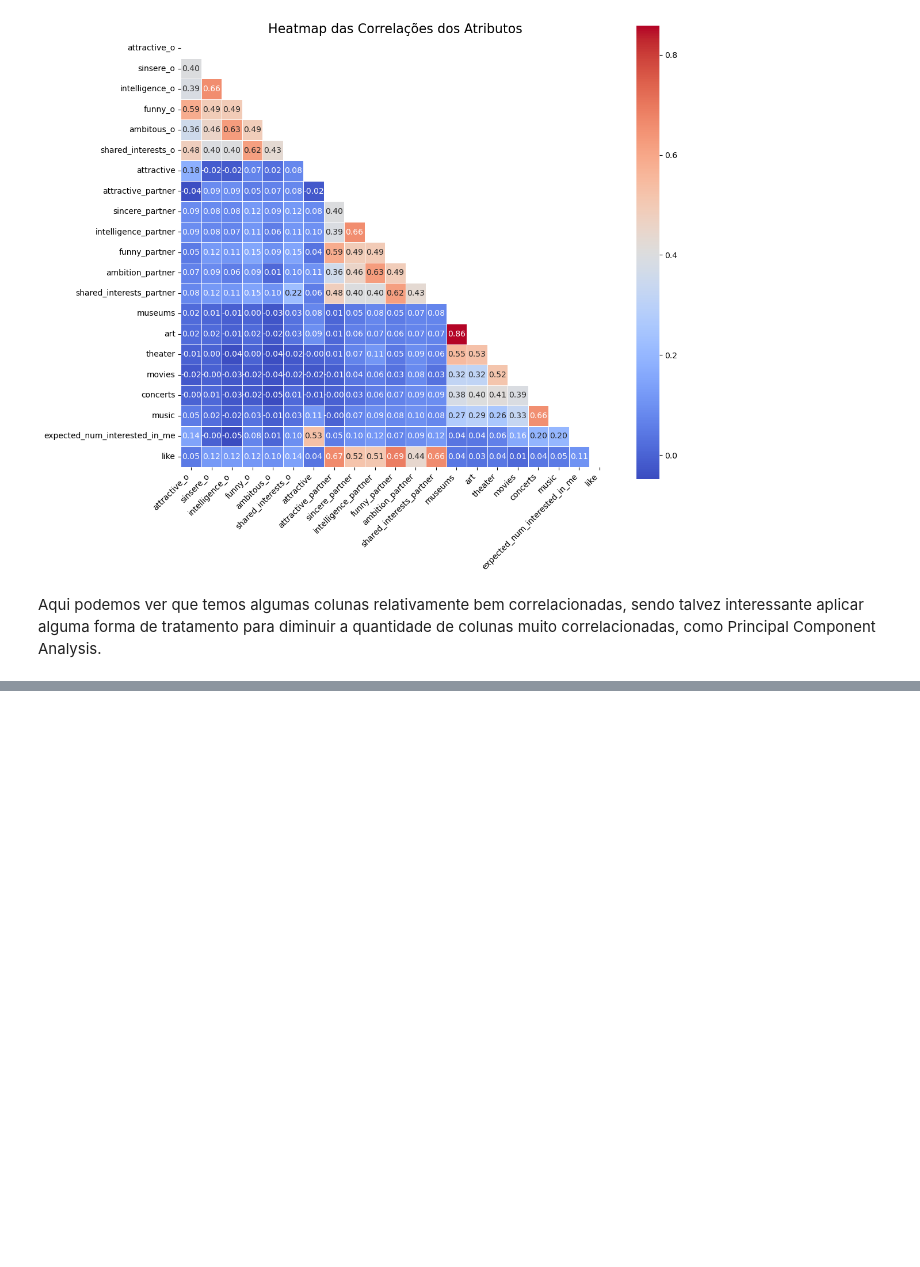
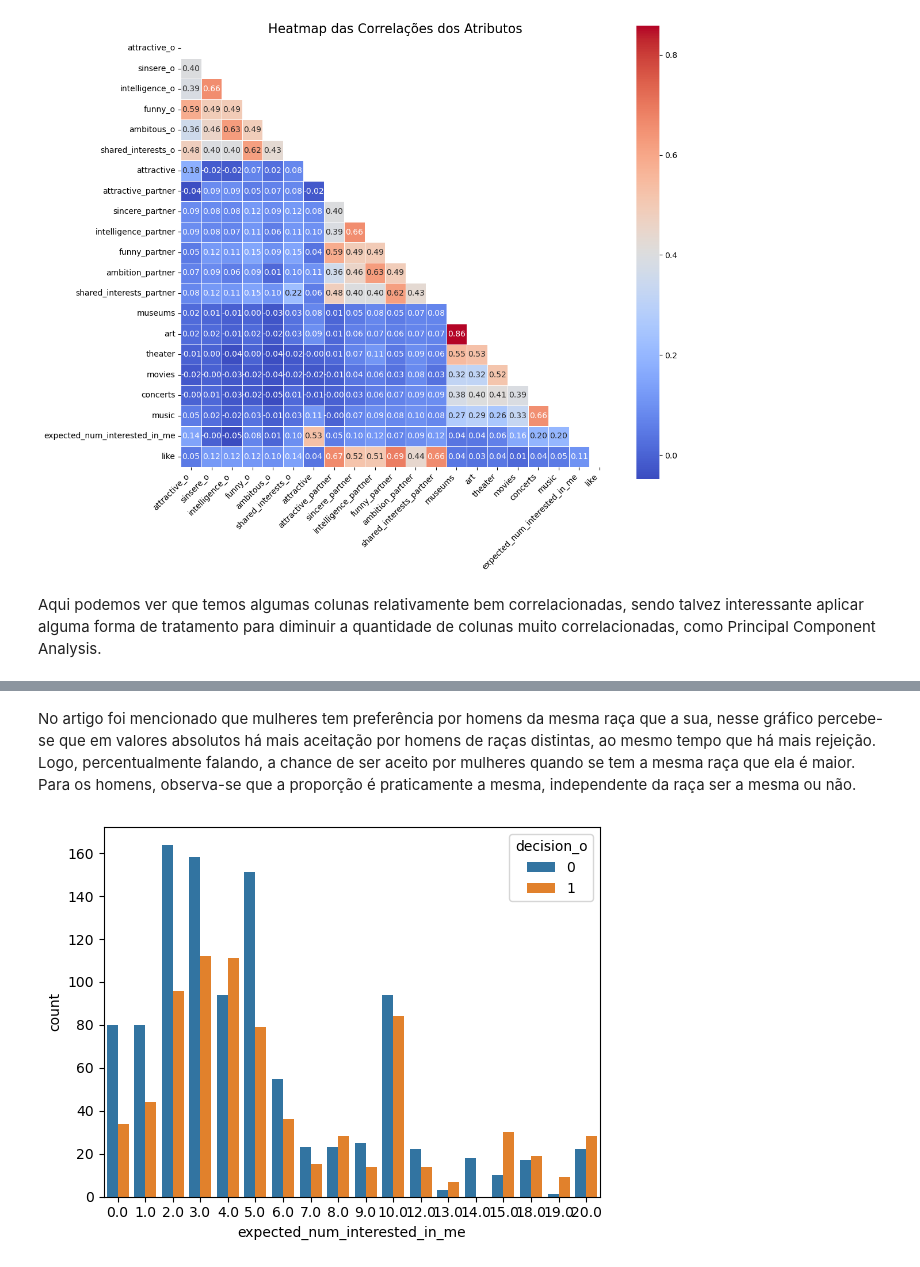
Before and after one commit to FrederickAlmeida/SpeedDating, a Jupyter notebook: EDA.ipynb, the cells around one changed output, grey strips where cells are left out. Cells and saved outputs as stored; diff of their text form; code cells hidden in the pictures; blank space fills up the shorter version.

```diff
--- a/EDA.ipynb
+++ b/EDA.ipynb
@@ -241,0 +261,9 @@ Aqui podemos ver que temos algumas colunas relativamente bem correlacionadas, se
+# %% [markdown]
+No artigo foi mencionado que mulheres tem preferência por homens da mesma raça que a sua, nesse gráfico percebe-se que em valores absolutos há mais aceitação por homens de raças distintas, ao mesmo tempo que há mais rejeição. Logo, percentualmente falando, a chance de ser aceito por mulheres quando se tem a mesma raça que ela é maior. Para os homens, observa-se que a proporção é praticamente a mesma, independente da raça ser a mesma ou não.
+# %%
+# plot expected_num_interested_in_me x match
+
+sns.countplot(x='expected_num_interested_in_me', hue='decision_o', data=df)
+plt.show()
+# %% [output]
+[figure, added]
```
Also changed, not shown: parts of 9 cells of this notebook.
